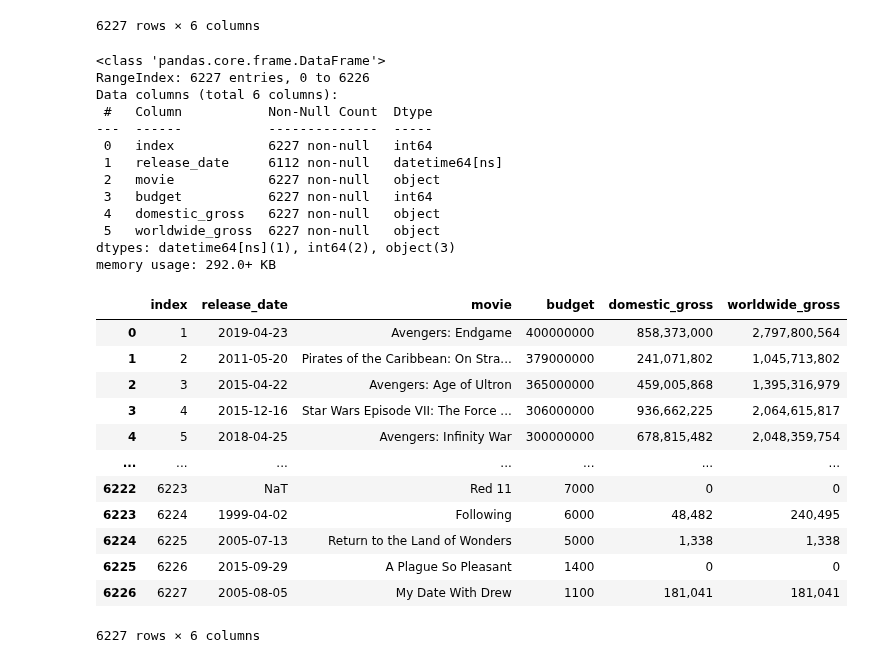
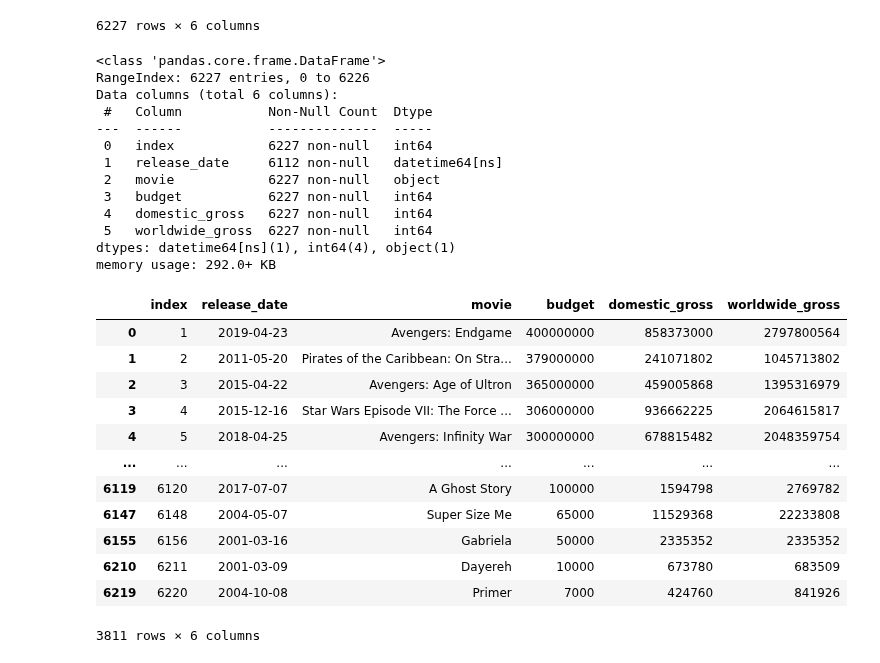
Before and after one commit to lmbauyeung/Final_Project, a Jupyter notebook: Web Scraping_Rotten Tomatoes.ipynb, the cells around one changed output. Cells and saved outputs as stored; diff of their text form; code cells hidden in the pictures.

```diff
--- a/Web Scraping_Rotten Tomatoes.ipynb
+++ b/Web Scraping_Rotten Tomatoes.ipynb
@@ -54,35 +57,44 @@ df
 | 6226 | 6227 | 2005-08-05 | My Date With Drew | 1,100 | 181,041 | 181,041 |
 6227 rows × 6 columns
 # %%
-df["budget"] = df["budget"].replace(',', '').astype(int)
-df.info()
+df["budget"] = df["budget"].str.replace(',', '').astype(int)
+df["worldwide_gross"] = df["worldwide_gross"].str.replace(',', '').astype(int)
+df["domestic_gross"] = df["domestic_gross"].str.replace(',', '').astype(int)
-# %% [output]
-<class 'pandas.core.frame.DataFrame'>
-RangeIndex: 6227 entries, 0 to 6226
-Data columns (total 6 columns):
- #   Column           Non-Null Count  Dtype
----  ------           --------------  -----
- 0   index            6227 non-null   int64
- 1   release_date     6112 non-null   datetime64[ns]
- 2   movie            6227 non-null   object
- 3   budget           6227 non-null   int64
- 4   domestic_gross   6227 non-null   object
- 5   worldwide_gross  6227 non-null   object
-dtypes: datetime64[ns](1), int64(2), object(3)
-memory usage: 292.0+ KB
 # %%
-df
+df.info()
 # %% [output]
-|  | index | release_date | movie | budget | domestic_gross | worldwide_gross |
-| 0 | 1 | 2019-04-23 | Avengers: Endgame | 400000000 | 858,373,000 | 2,797,800,564 |
-| 1 | 2 | 2011-05-20 | Pirates of the Caribbean: On Stra... | 379000000 | 241,071,802 | 1,045,713,802 |
-| 2 | 3 | 2015-04-22 | Avengers: Age of Ultron | 365000000 | 459,005,868 | 1,395,316,979 |
-| 3 | 4 | 2015-12-16 | Star Wars Episode VII: The Force ... | 306000000 | 936,662,225 | 2,064,615,817 |
-| 4 | 5 | 2018-04-25 | Avengers: Infinity War | 300000000 | 678,815,482 | 2,048,359,754 |
-| ... | ... | ... | ... | ... | ... | ... |
-| 6222 | 6223 | NaT | Red 11 | 7000 | 0 | 0 |
-| 6223 | 6224 | 1999-04-02 | Following | 6000 | 48,482 | 240,495 |
-| 6224 | 6225 | 2005-07-13 | Return to the Land of Wonders | 5000 | 1,338 | 1,338 |
-| 6225 | 6226 | 2015-09-29 | A Plague So Pleasant | 1400 | 0 | 0 |
-| 6226 | 6227 | 2005-08-05 | My Date With Drew | 1100 | 181,041 | 181,041 |
-6227 rows × 6 columns
+<class 'pandas.core.frame.DataFrame'>
+RangeIndex: 6227 entries, 0 to 6226
+Data columns (total 6 columns):
+ #   Column           Non-Null Count  Dtype
+---  ------           --------------  -----
+ 0   index            6227 non-null   int64
+ 1   release_date     6112 non-null   datetime64[ns]
+ 2   movie            6227 non-null   object
+ 3   budget           6227 non-null   int64
+ 4   domestic_gross   6227 non-null   int64
+ 5   worldwide_gross  6227 non-null   int64
+dtypes: datetime64[ns](1), int64(4), object(1)
+memory usage: 292.0+ KB
+# %%
+#drop null value
+df.dropna(inplace=True)
+# %%
+#filter by date and minimum worldwide gross revenue
+df2 = df[(df["release_date"]>="2000-01-01") & (df["release_date"]<="2019-12-31") & (df["worldwide_gross"]>=500000)]
+# %%
+df2
+# %% [output]
+|  | index | release_date | movie | budget | domestic_gross | worldwide_gross |
+| 0 | 1 | 2019-04-23 | Avengers: Endgame | 400000000 | 858373000 | 2797800564 |
+| 1 | 2 | 2011-05-20 | Pirates of the Caribbean: On Stra... | 379000000 | 241071802 | 1045713802 |
+| 2 | 3 | 2015-04-22 | Avengers: Age of Ultron | 365000000 | 459005868 | 1395316979 |
+| 3 | 4 | 2015-12-16 | Star Wars Episode VII: The Force ... | 306000000 | 936662225 | 2064615817 |
+| 4 | 5 | 2018-04-25 | Avengers: Infinity War | 300000000 | 678815482 | 2048359754 |
+| ... | ... | ... | ... | ... | ... | ... |
+| 6119 | 6120 | 2017-07-07 | A Ghost Story | 100000 | 1594798 | 2769782 |
+| 6147 | 6148 | 2004-05-07 | Super Size Me | 65000 | 11529368 | 22233808 |
+| 6155 | 6156 | 2001-03-16 | Gabriela | 50000 | 2335352 | 2335352 |
+| 6210 | 6211 | 2001-03-09 | Dayereh | 10000 | 673780 | 683509 |
+| 6219 | 6220 | 2004-10-08 | Primer | 7000 | 424760 | 841926 |
+3811 rows × 6 columns
```
Also changed, not shown: parts of 12 cells of this notebook.
